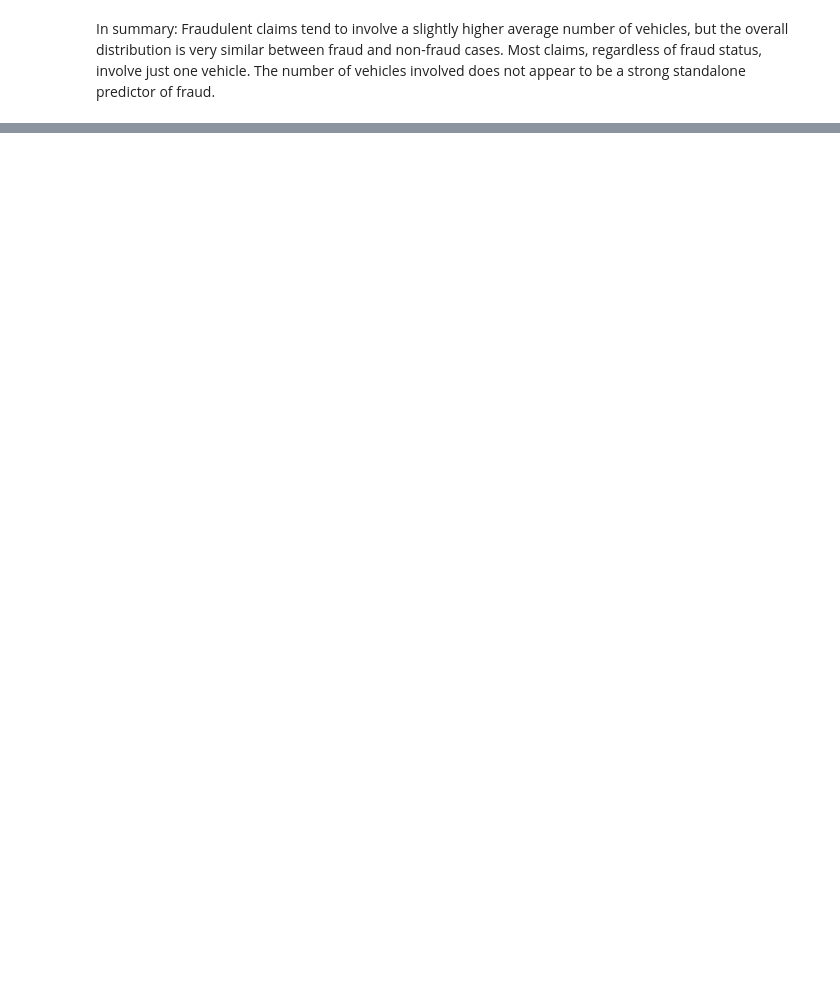
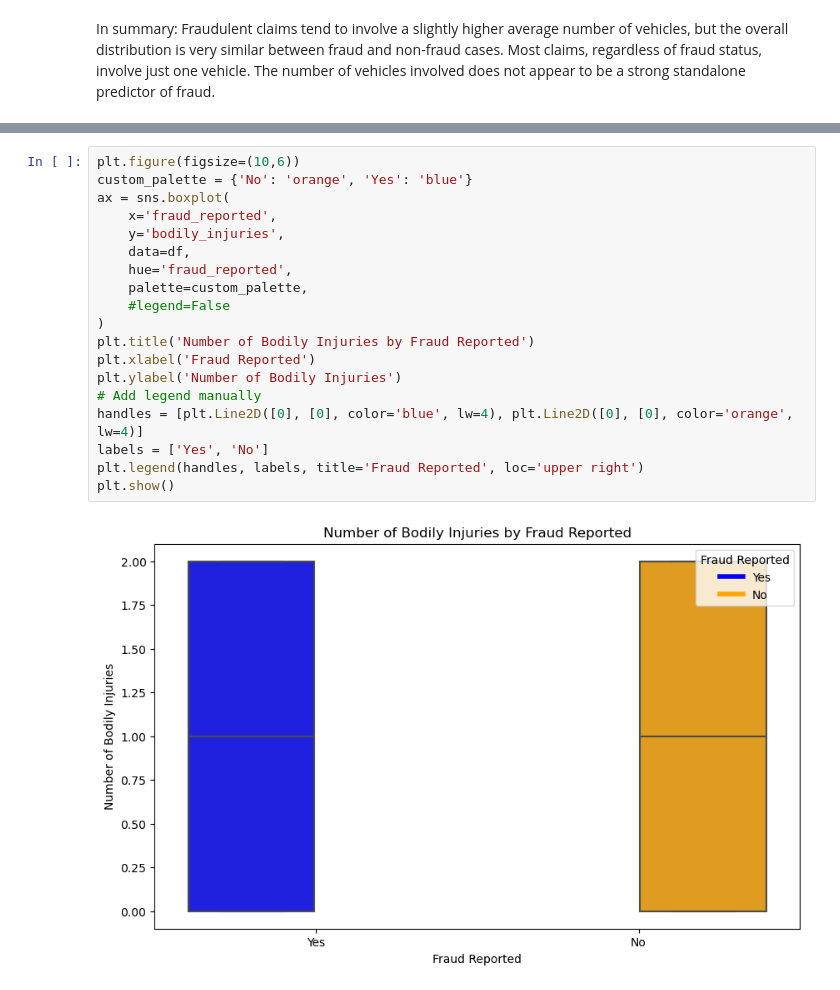
Before and after one commit to oaj1/Insurance_Claims, a Jupyter notebook: Insurance_Claims_Complexity_EDA.ipynb, the cells around one changed output, grey strips where cells are left out. Cells and saved outputs as stored; diff of their text form; blank space fills up the shorter version.

```diff
--- a/Insurance_Claims_Complexity_EDA.ipynb
+++ b/Insurance_Claims_Complexity_EDA.ipynb
@@ -31,0 +53,21 @@ In summary: Fraudulent claims tend to involve a slightly higher average number o
+# %%
+plt.figure(figsize=(10,6))
+custom_palette = {'No': 'orange', 'Yes': 'blue'}
+ax = sns.boxplot(
+    x='fraud_reported',
+    y='bodily_injuries',
+    data=df,
+    hue='fraud_reported',
+    palette=custom_palette,
+    #legend=False
+)
+plt.title('Number of Bodily Injuries by Fraud Reported')
+plt.xlabel('Fraud Reported')
+plt.ylabel('Number of Bodily Injuries')
+# Add legend manually
+handles = [plt.Line2D([0], [0], color='blue', lw=4), plt.Line2D([0], [0], color='orange', lw=4)]
+labels = ['Yes', 'No']
+plt.legend(handles, labels, title='Fraud Reported', loc='upper right')
+plt.show()
+# %% [output]
+[figure, added]
```
Also changed, not shown: parts of 5 cells of this notebook, 1 other file.
